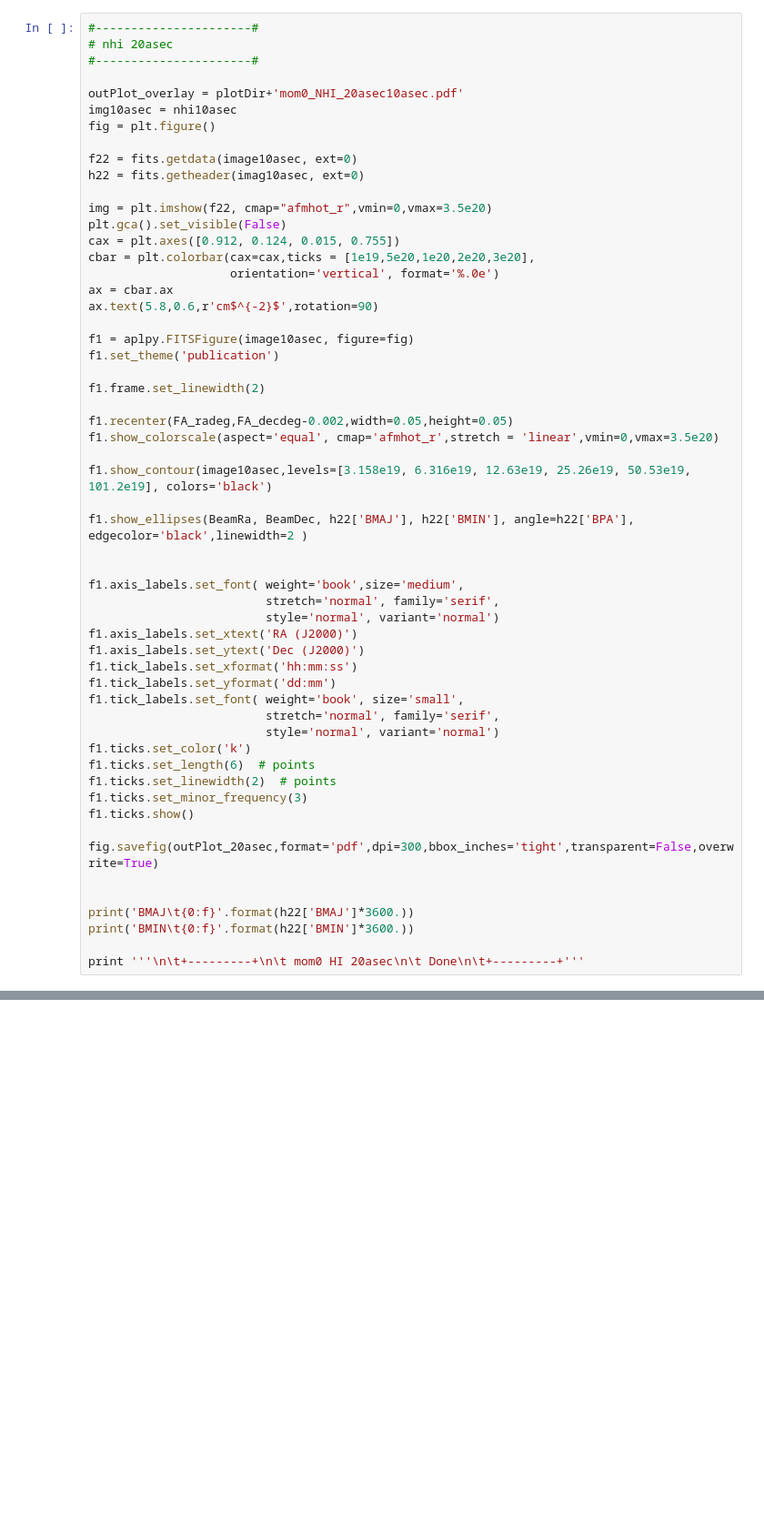
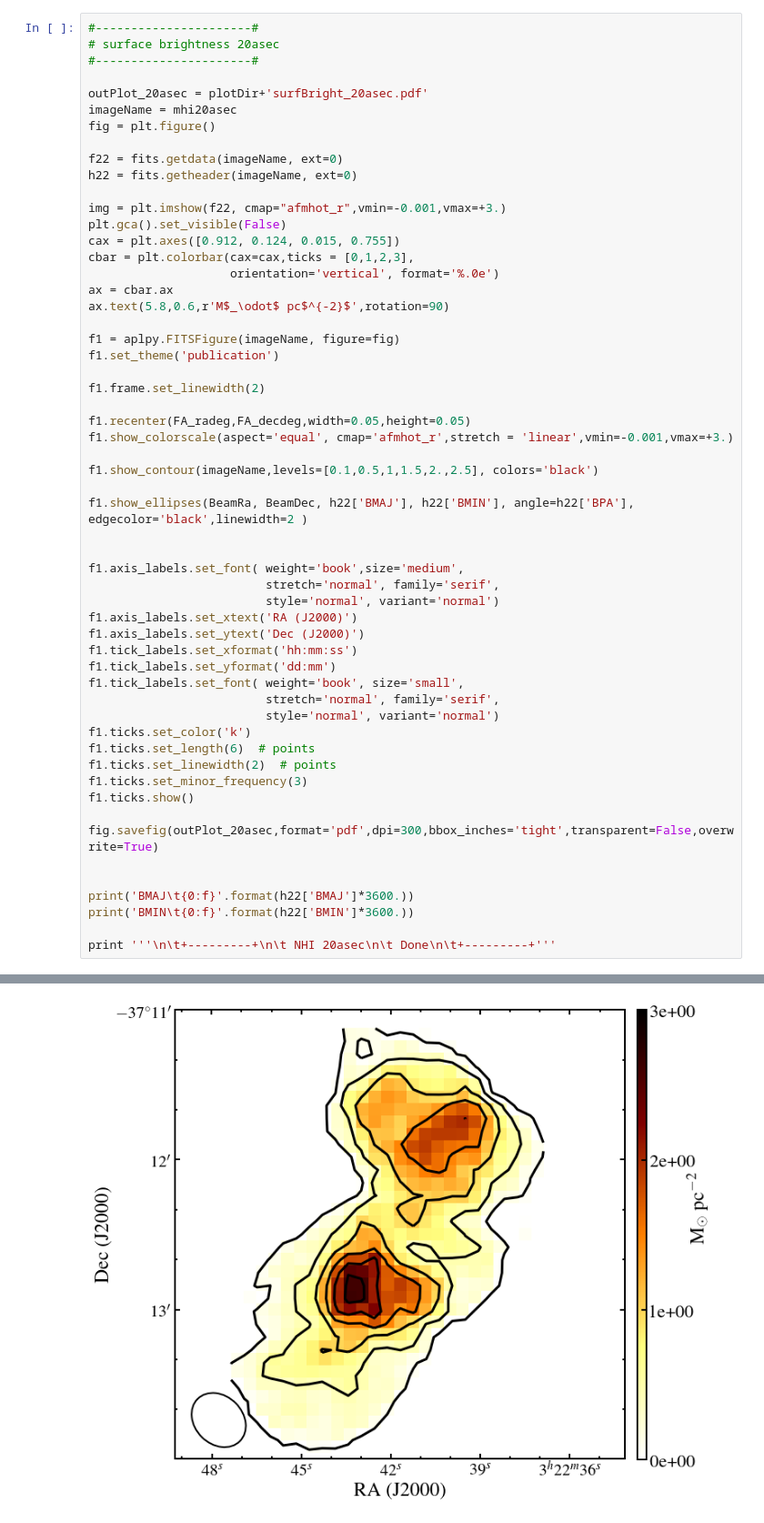
Before and after one commit to Fil8/ctrHI, a Jupyter notebook: Moments.ipynb, the cells around one changed output, grey strips where cells are left out. Shown at 91% size. Saved outputs shown, nothing was run; the diff lists cells and outputs as text; blank space fills up the shorter version.

```diff
--- a/Moments.ipynb
+++ b/Moments.ipynb
@@ -391,32 +459,32 @@ print '''\n\t+---------+\n\t mom0 HI 10asec\n\t Done\n\t+---------+'''
 # %%
 #----------------------#
-# nhi 20asec
+# surface brightness 20asec
 #----------------------#
 
-outPlot_overlay = plotDir+'mom0_NHI_20asec10asec.pdf'
-img10asec = nhi10asec
+outPlot_20asec = plotDir+'surfBright_20asec.pdf'
+imageName = mhi20asec
 fig = plt.figure()
 
-f22 = fits.getdata(image10asec, ext=0)
-h22 = fits.getheader(imag10asec, ext=0)
+f22 = fits.getdata(imageName, ext=0)
+h22 = fits.getheader(imageName, ext=0)
 
-img = plt.imshow(f22, cmap="afmhot_r",vmin=0,vmax=3.5e20)
+img = plt.imshow(f22, cmap="afmhot_r",vmin=-0.001,vmax=+3.)
 plt.gca().set_visible(False)
 cax = plt.axes([0.912, 0.124, 0.015, 0.755])
-cbar = plt.colorbar(cax=cax,ticks = [1e19,5e20,1e20,2e20,3e20],
+cbar = plt.colorbar(cax=cax,ticks = [0,1,2,3],
                     orientation='vertical', format='%.0e')
 ax = cbar.ax
-ax.text(5.8,0.6,r'cm$^{-2}$',rotation=90)
+ax.text(5.8,0.6,r'M$_\odot$ pc$^{-2}$',rotation=90)
 
-f1 = aplpy.FITSFigure(image10asec, figure=fig)
+f1 = aplpy.FITSFigure(imageName, figure=fig)
 f1.set_theme('publication')
 
 f1.frame.set_linewidth(2)
 
-f1.recenter(FA_radeg,FA_decdeg-0.002,width=0.05,height=0.05)
-f1.show_colorscale(aspect='equal', cmap='afmhot_r',stretch = 'linear',vmin=0,vmax=3.5e20)
+f1.recenter(FA_radeg,FA_decdeg,width=0.05,height=0.05)
+f1.show_colorscale(aspect='equal', cmap='afmhot_r',stretch = 'linear',vmin=-0.001,vmax=+3.)
 
-f1.show_contour(image10asec,levels=[3.158e19, 6.316e19, 12.63e19, 25.26e19, 50.53e19, 101.2e19], colors='black')
+f1.show_contour(imageName,levels=[0.1,0.5,1,1.5,2.,2.5], colors='black')
 
 f1.show_ellipses(BeamRa, BeamDec, h22['BMAJ'], h22['BMIN'], angle=h22['BPA'], edgecolor='black',linewidth=2 )
 
@@ -443,4 +511,5 @@ fig.savefig(outPlot_20asec,format='pdf',dpi=300,bbox_inches='tight',transparent=
 print('BMAJ\t{0:f}'.format(h22['BMAJ']*3600.))
 print('BMIN\t{0:f}'.format(h22['BMIN']*3600.))
 
-print '''\n\t+---------+\n\t mom0 HI 20asec\n\t Done\n\t+---------+'''
+print '''\n\t+---------+\n\t NHI 20asec\n\t Done\n\t+---------+'''
+# %% [output]
@@ -446,0 +523 @@ print '''\n\t+---------+\n\t mom0 HI 20asec\n\t Done\n\t+---------+'''
+[figure, added]
```
Also changed, not shown: parts of 13 cells of this notebook, 2 other files.
